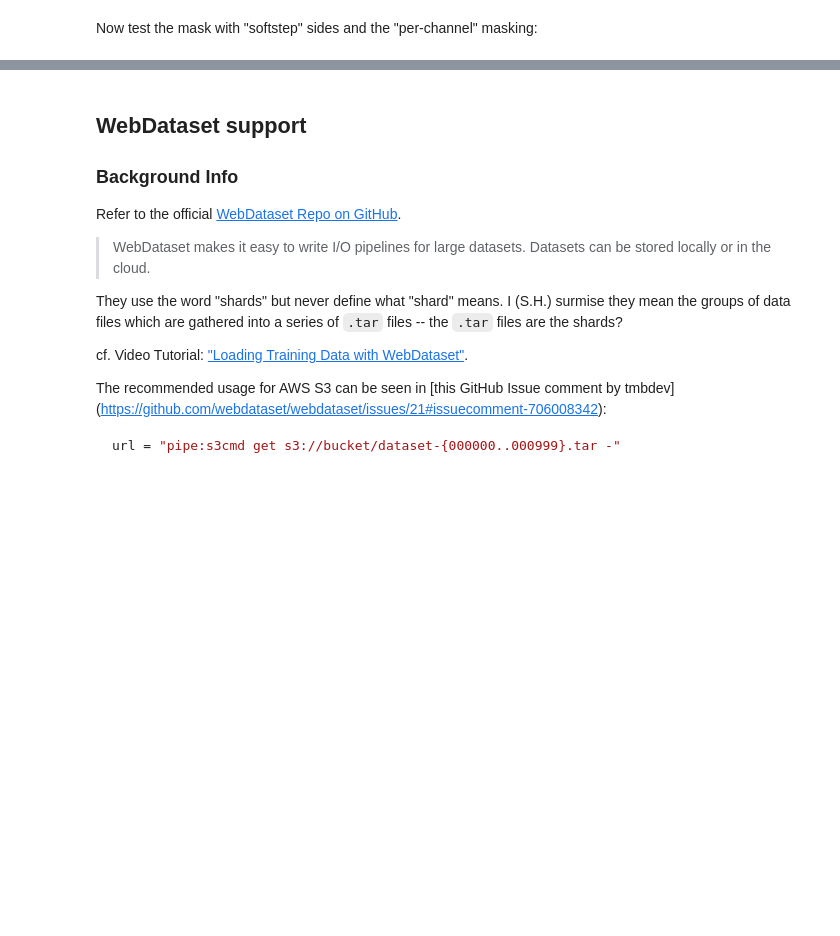
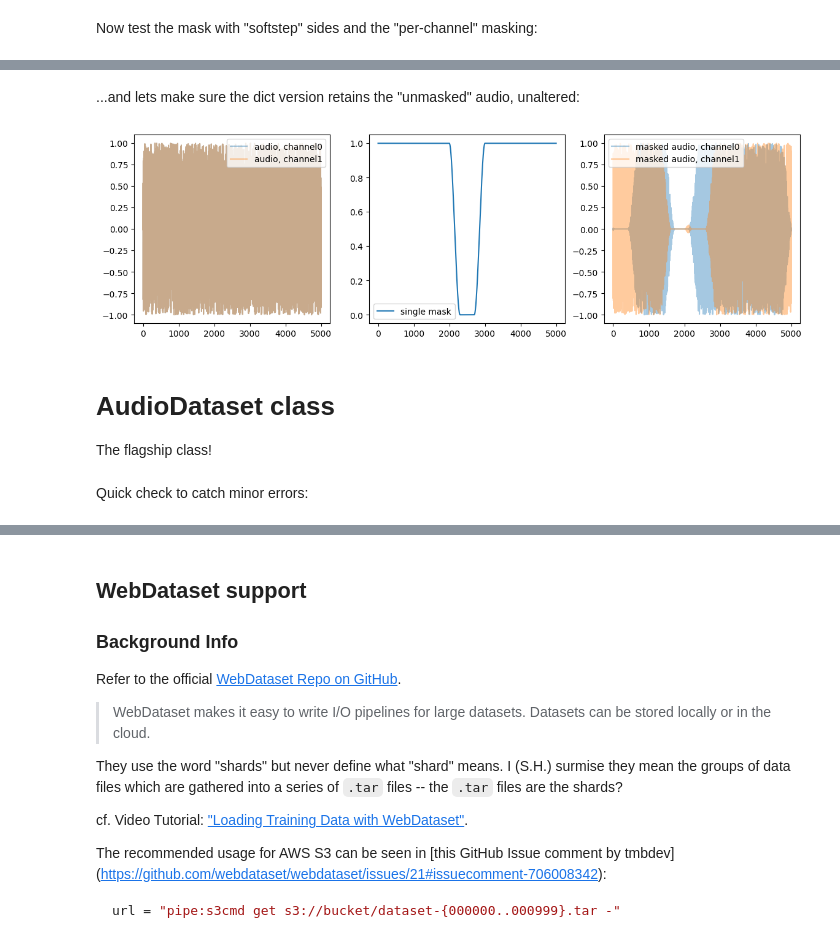
Before and after one commit to drscotthawley/aeiou, a Jupyter notebook: 01_datasets.ipynb, the cells around one changed output, grey strips where cells are left out. Drawn from its saved outputs; the diff is of its cells as text; code cells hidden in the pictures; blank space fills up the shorter version.

```diff
--- a/01_datasets.ipynb
+++ b/01_datasets.ipynb
@@ -292,0 +394,11 @@ display_mask_data(audio, mask_op, masked)
+# %% [markdown]
+...and lets make sure the dict version retains the "unmasked" audio, unaltered:
+# %%
+masked = mask_op.forward({'inputs':audio})
+display_mask_data(masked['unmasked'], mask_op, masked['inputs'] )
+# %% [output]
+[figure, added]
+# %% [markdown]
+# AudioDataset class
+
+The flagship class!
@@ -292,0 +515,2 @@ display_mask_data(audio, mask_op, masked)
+# %% [markdown]
+Quick check to catch minor errors:
```
Also changed, not shown: parts of 33 cells of this notebook, 2 other files.
